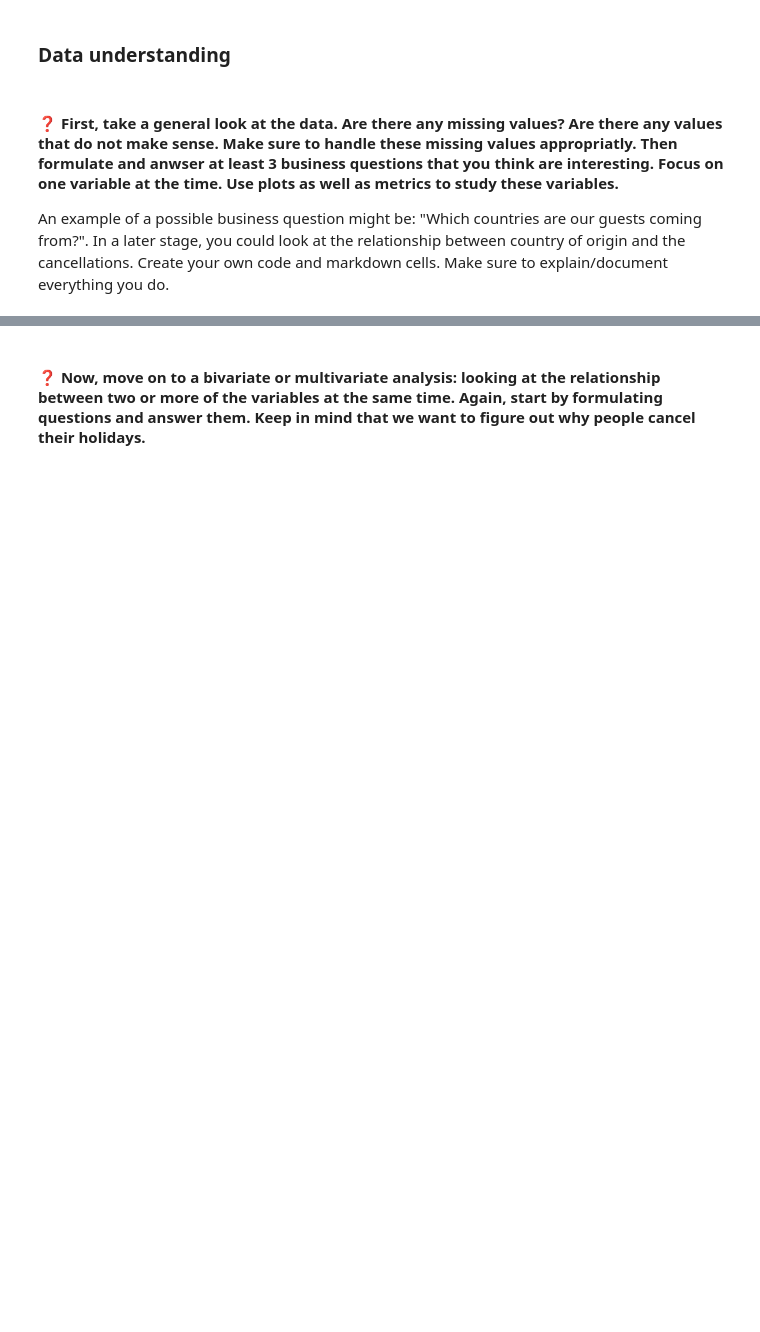
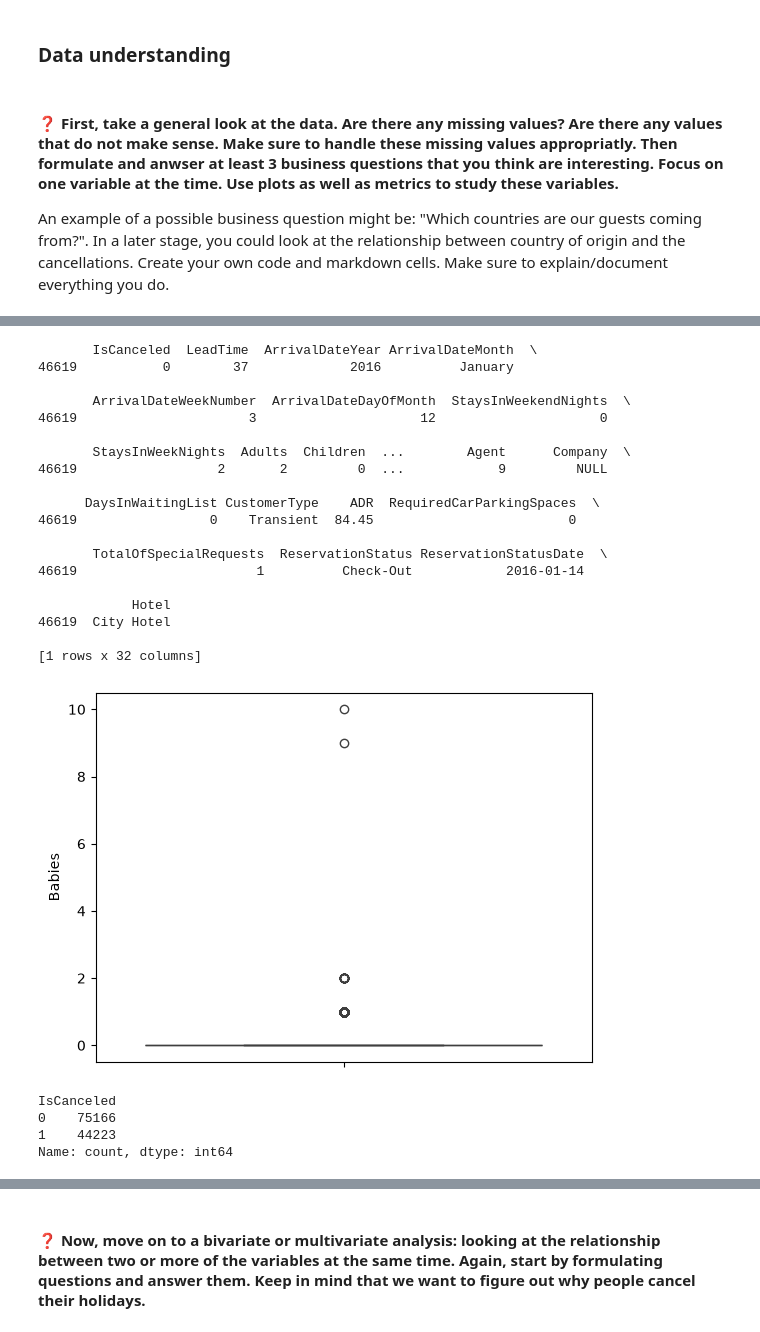
Before and after one commit to jmtiucll/daml-2627-student, a Jupyter notebook: lab7_ti/lab_7_classification.ipynb, the cells around one changed output, grey strips where cells are left out. Saved outputs shown, nothing was run; the diff lists cells and outputs as text; code cells hidden in the pictures; blank space fills up the shorter version.

```diff
--- a/lab7_ti/lab_7_classification.ipynb
+++ b/lab7_ti/lab_7_classification.ipynb
@@ -143,0 +241,34 @@ An example of a possible business question might be: "Which countries are our gu
+# %%
+# Opvolging
+sns.boxplot(hotel["Babies"]) # toont aan dat veel baby's in één boeking geen uitschieter is
+hotel["Babies"]
+print(hotel[hotel["Babies"] == 10])
+# %% [output]
+       IsCanceled  LeadTime  ArrivalDateYear ArrivalDateMonth  \
+46619           0        37             2016          January
+
+       ArrivalDateWeekNumber  ArrivalDateDayOfMonth  StaysInWeekendNights  \
+46619                      3                     12                     0
+
+       StaysInWeekNights  Adults  Children  ...        Agent      Company  \
+46619                  2       2         0  ...            9         NULL
+
+      DaysInWaitingList CustomerType    ADR  RequiredCarParkingSpaces  \
+46619                 0    Transient  84.45                         0
+
+       TotalOfSpecialRequests  ReservationStatus ReservationStatusDate  \
+46619                       1          Check-Out            2016-01-14
+
+            Hotel
+46619  City Hotel
+
+[1 rows x 32 columns]
+[figure, added]
+# %%
+# Laatste opvolging
+hotel["IsCanceled"].value_counts()
+# %% [output]
+IsCanceled
+0    75166
+1    44223
+Name: count, dtype: int64
```
Also changed, not shown: parts of 58 cells of this notebook.
